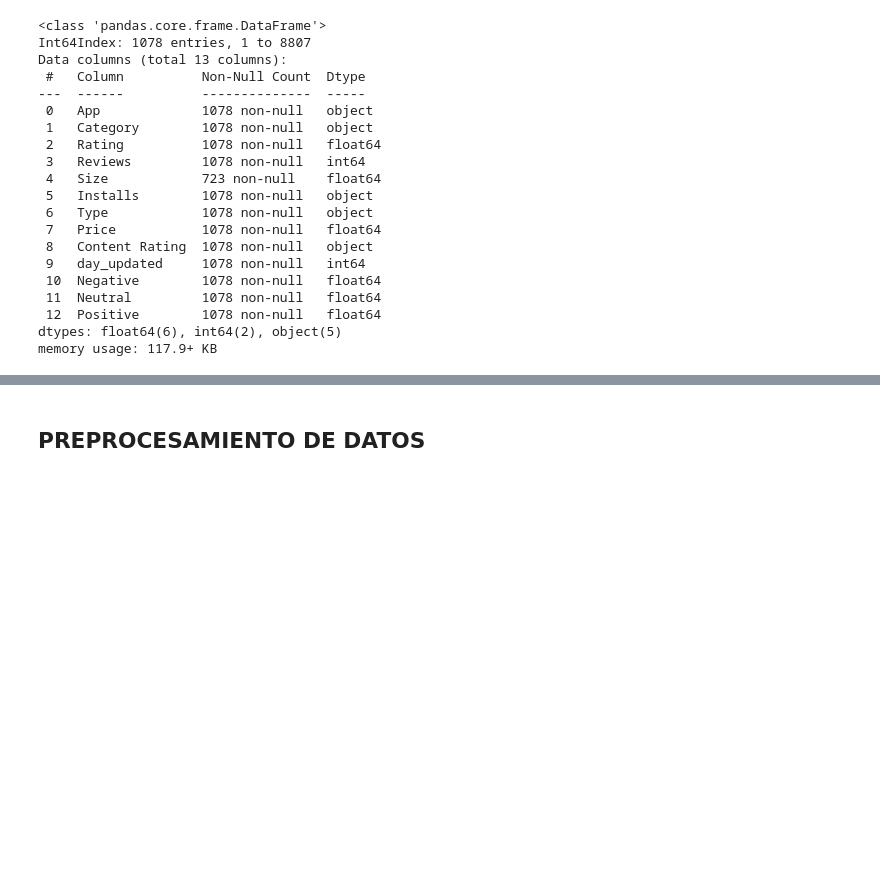
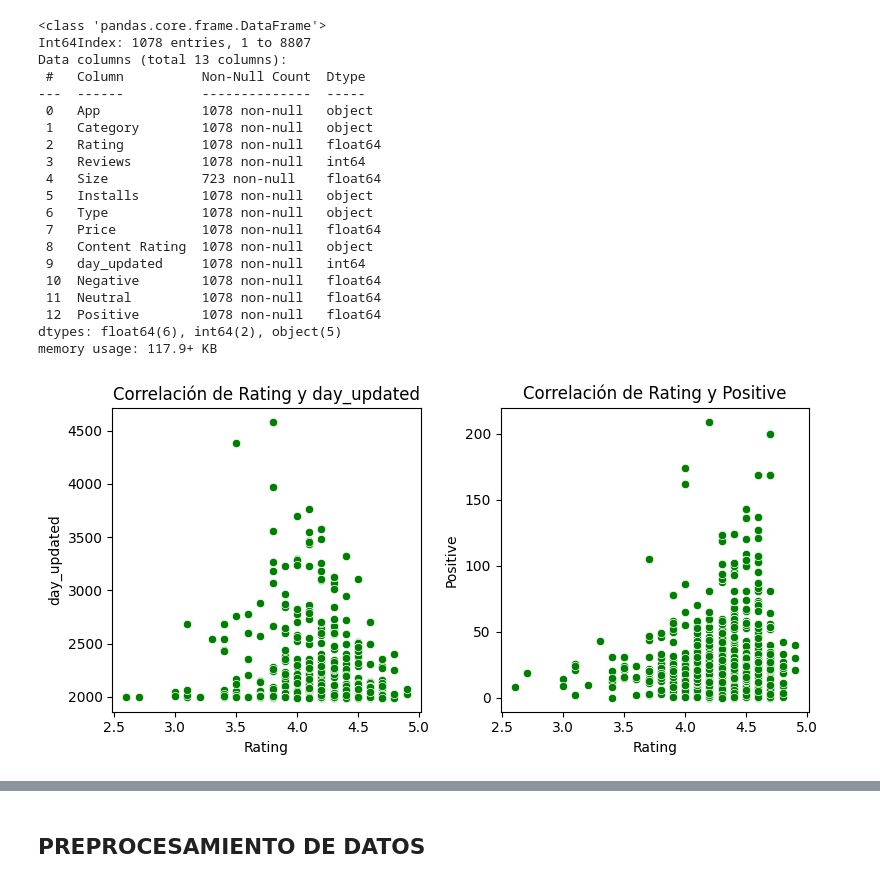
Before and after one commit to EliseoCabana/An-lisis-de-Sentimientos-y-Predicci-n-de-Calificaci-n-con-PLN-y-RL, a Jupyter notebook: Proyecto_M7_Análisis_de_Sentimientos_y_Predicción_de_Calificaciones_de_Apps.ipynb, the cells around one changed output, grey strips where cells are left out. Saved outputs shown, nothing was run; the diff lists cells and outputs as text; code cells hidden in the pictures; blank space fills up the shorter version.

```diff
--- a/Proyecto_M7_Análisis_de_Sentimientos_y_Predicción_de_Calificaciones_de_Apps.ipynb
+++ b/Proyecto_M7_Análisis_de_Sentimientos_y_Predicción_de_Calificaciones_de_Apps.ipynb
@@ -290,6 +299,19 @@ Data columns (total 13 columns):
  12  Positive        1078 non-null   float64
 dtypes: float64(6), int64(2), object(5)
 memory usage: 117.9+ KB
+# %%
+# Correlación de Positivos y negativos con Rating
+
+fig, axes = plt.subplots(1, 2, figsize=(8,4))
+variables = ['day_updated', 'Positive']
+
+for i, var in enumerate(variables):
+    sn.scatterplot(data=data_comb, x='Rating', y=var, ax=axes[i], color='g')
+    axes[i].set_title(f'Correlación de Rating y {var}')
+
+plt.tight_layout()
+# %% [output]
+[figure, added]
 # %%
 corr_matrix= data_comb.select_dtypes(include=['float64','int']).corr(method='pearson')
 
```
Also changed, not shown: parts of 30 cells of this notebook.
